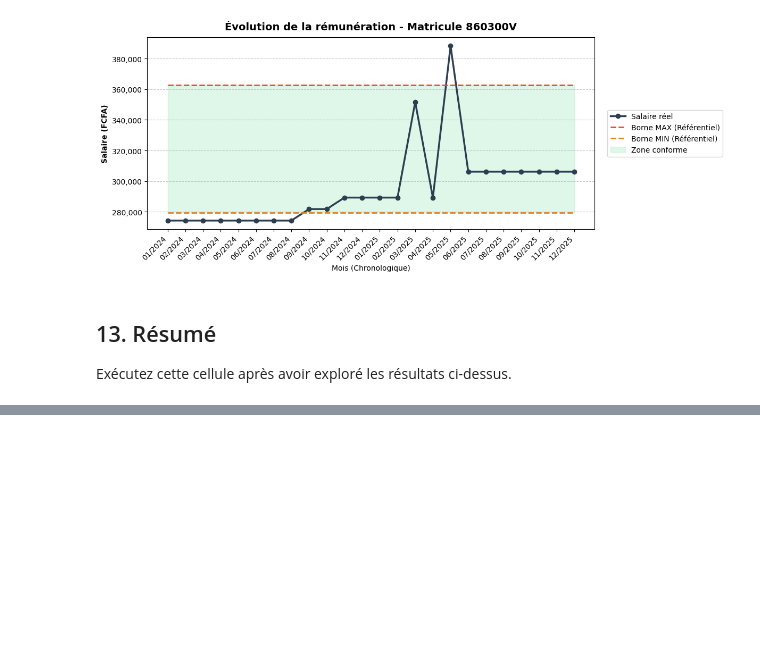
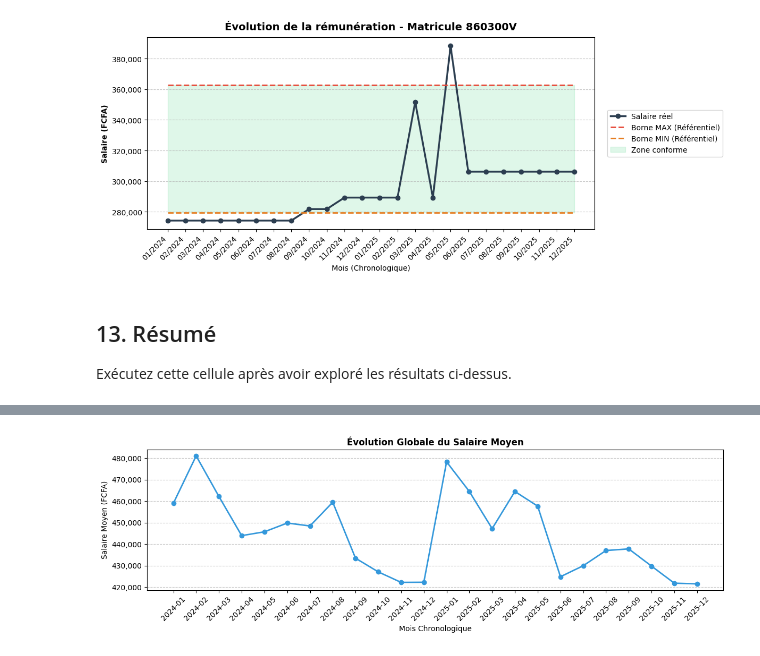
Before and after one commit to cae-ins/panel_admin_data, a Jupyter notebook: exploration_hors_bareme.ipynb, the cells around one changed output, grey strips where cells are left out. Drawn from its saved outputs; the diff is of its cells as text; code cells hidden in the pictures; blank space fills up the shorter version.

```diff
--- a/exploration_hors_bareme.ipynb
+++ b/exploration_hors_bareme.ipynb
@@ -1137,2 +1138,69 @@ Agents total          : 311,649
 Écart 5-30% (modéré)           : 355,332
 Écart > 30% (fort, à vérifier) : 91,459
+# %%
+# ==============================================================================
+# VÉRIFICATION DE LA SAISONNALITÉ DU SALAIRE
+# ==============================================================================
+import matplotlib.pyplot as plt
+import matplotlib.ticker as ticker
+import polars as pl
+
+print("=" * 60)
+print("ANALYSE DE LA SAISONNALITÉ")
+print("=" * 60)
+
+# Extraction du mois isolé (les 2 premiers caractères de mois_annee "MMYYYY")
+base_saison = base.with_columns([
+    pl.col("mois_annee").str.slice(0, 2).alias("mois_seul"),
+    (pl.col("mois_annee").str.slice(2, 4) + "-" + pl.col("mois_annee").str.slice(0, 2)).alias("chrono")
+])
+
+# 1. MOYENNE PAR MOIS (Toutes années confondues)
+saison_mois = (
+    base_saison.group_by("mois_seul")
+    .agg([
+        pl.len().alias("Nb_lignes"),
+        pl.col(col_sal).mean().round(0).alias("Salaire_moyen"),
+    ])
+    .sort("mois_seul")
+)
+print("1. Effet saisonnier pur (Moyenne selon le mois de l'année) :")
+print(saison_mois)
+
+# 2. ÉCARTS TYPES DU MOIS
+# Calculer l'écart en % entre le mois le plus élevé et le mois le plus bas
+max_sal = saison_mois["Salaire_moyen"].max()
+min_sal = saison_mois["Salaire_moyen"].min()
+ecart_pct = ((max_sal - min_sal) / min_sal) * 100
+
+print(f"\n→ Écart maximum entre le mois le plus 'favorable' et le moins favorable : +{ecart_pct:.2f}%")
+if ecart_pct < 2:
+    print("→ CONCLUSION : Très faible variation. La variable ne souffre pas de saisonnalité marquante.")
+elif ecart_pct < 5:
+    print("→ CONCLUSION : Variation modérée. Légère saisonnalité ou particularités sur certains mois.")
+else:
+    print("→ CONCLUSION : Forte variation ! Une saisonnalité ou un choc ponctuel affecte notablement cette variable.")
+
+# 3. GRAPHIQUE CHRONOLOGIQUE GLOBAL
+chrono_data = (
+    base_saison.group_by("chrono")
+    .agg(pl.col(col_sal).mean().round(0).alias("Salaire_moyen"))
+    .sort("chrono")
+)
+
+fig, ax = plt.subplots(figsize=(12, 4))
+ax.plot(chrono_data["chrono"].to_list(), chrono_data["Salaire_moyen"].to_list(),
+        marker='o', linestyle='-', color='#3498db', linewidth=2)
+
+ax.set_title("Évolution Globale du Salaire Moyen", fontweight="bold")
+ax.set_xlabel("Mois Chronologique")
+ax.set_ylabel("Salaire Moyen (FCFA)")
+plt.xticks(rotation=45)
+ax.grid(axis='y', linestyle='--', alpha=0.7)
+
+# Formatage des y pour lisibilité
+ax.yaxis.set_major_formatter(ticker.FuncFormatter(lambda x, p: format(int(x), ',')))
+
+plt.tight_layout()
+plt.show()
+# %% [output]
@@ -1138,0 +1224 @@ Agents total          : 311,649
+[figure, added]
```
Also changed, not shown: parts of 22 cells of this notebook, 36 other files.
